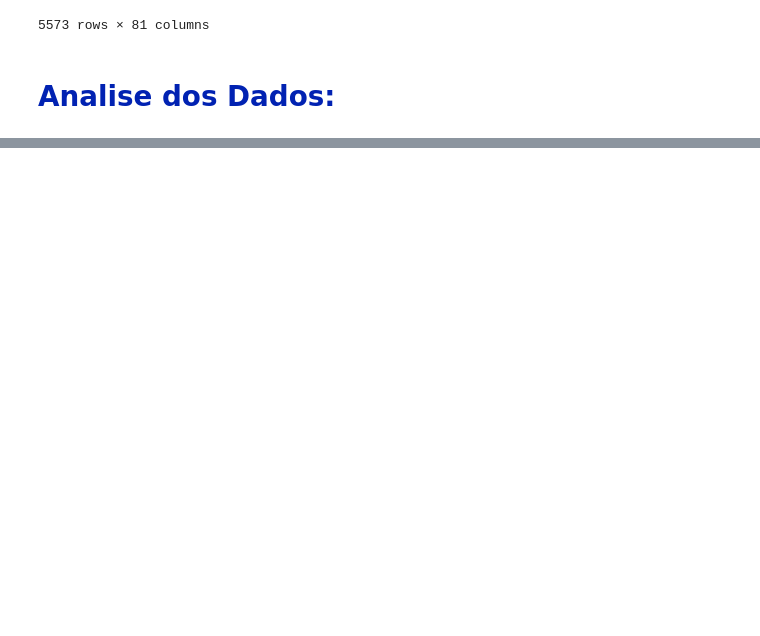
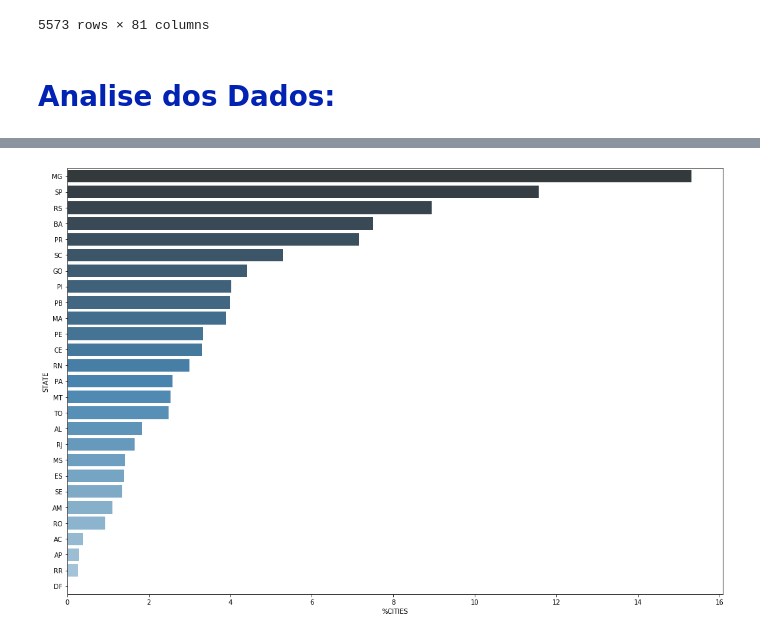
Before and after one commit to Igor-Arantes/Analise_municipios_brasileiros, a Jupyter notebook: Analise dos Municipios Brasileiros.ipynb, the cells around one changed output, grey strips where cells are left out. Saved outputs shown, nothing was run; the diff lists cells and outputs as text; code cells hidden in the pictures; blank space fills up the shorter version.

```diff
--- a/Analise dos Municipios Brasileiros.ipynb
+++ b/Analise dos Municipios Brasileiros.ipynb
@@ -106,0 +109,5 @@ sns.lmplot(x='%URBAN POPULATION', y='% CITIES WITH UBER', data=state_dataframe,
+# %%
+plt.figure(figsize=(18,12))
+ax = sns.barplot(y='STATE', x='%CITIES', data=state_dataframe.sort_values(by=['%CITIES'],ascending=False),palette="Blues_d")
+# %% [output]
+[figure, added]
```
Also changed, not shown: parts of 15 cells of this notebook.
